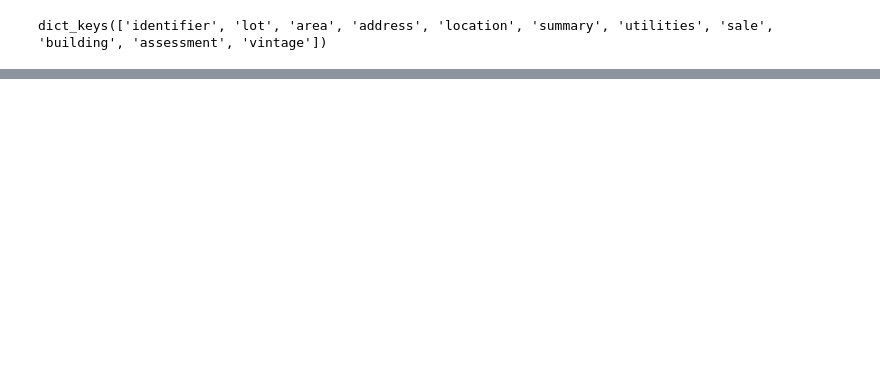
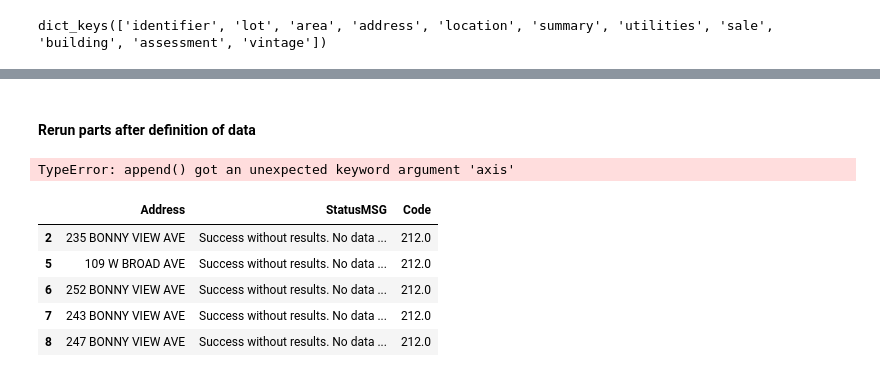
Before and after one commit to asensio-lab/albany-housing-analytics, a Jupyter notebook: property_scraper/property_data.ipynb, the cells around one changed output, grey strips where cells are left out. Saved outputs shown, nothing was run; the diff lists cells and outputs as text; code cells hidden in the pictures; blank space fills up the shorter version.

```diff
--- a/property_scraper/property_data.ipynb
+++ b/property_scraper/property_data.ipynb
@@ -105,0 +195,4 @@ len(dfp)/len(data) # about 75% of addresses have data
+# %%
+dfp_g1 = dfp.loc[:,['zoningType','lot_size', 'yearBuilt', 'size', 'market', 'assessment']].groupby(by='zoningType')
+pd.set_option('precision', 2)
+dfp_g1.agg(['mean', 'min', 'max'])
@@ -105,0 +213,3 @@ len(dfp)/len(data) # about 75% of addresses have data
+# %%
+missing.index = range(len(missing))
+missing.shape
@@ -105,0 +218,24 @@ len(dfp)/len(data) # about 75% of addresses have data
+# %%
+missing_dir = '/home/mirabel/Dropbox (GaTech)/CDS-2019-AlbanyHub/Processed-Data/attom_json/missing'
+#read all json files into a single list
+j_list=[]
+flist = os.listdir(missing_dir)
+flist.sort()
+for filename in flist:
+    if filename.endswith('.json'):
+        f = open(missing_dir+'/'+filename)
+        j_list.append(json.load(f))
+        f.close()
+# %%
+data_new = [y for x in j_list for y in x]
+data_found =[]#The data returned by the attom api
+orig_addresses = [] #The addresses used to query the attom api
+missing_list = pd.DataFrame(data={'Address':[], 'StatusMSG':[], 'Code':[]}) #the return values of addresses which were still not coded
+for i in range(len(data_new)):
+    if len(data_new[i])==8 or len(data_new[i])==6:
+        missing_list = missing_list.append({'Address':missing.iloc[i, 1], 'StatusMSG':data_new[i]['msg'], 'Code':data_new[i]['code']}, ignore_index=True)
+    elif len(data_new[i])==0:
+        missing_list = missing_list.append({'Address':missing.iloc[i, 1], 'StatusMSG':'unknown', 'Code':0}, ignore_index=True)
+    else:
+        data_found.append(data_new[i])
+        orig_addresses.append(missing.iloc[i, 1])
@@ -105,0 +301,15 @@ len(dfp)/len(data) # about 75% of addresses have data
+# %% [markdown]
+#### Rerun parts after definition of data
+# %%
+missing_list[missing_list['StatusMSG']=='System Not Responding.'].to_csv('missing_notresponding.csv')
+# %% [output]
+TypeError: append() got an unexpected keyword argument 'axis'
+# %%
+missing_list[missing_list['StatusMSG']=='Success without results. No data available for this address.'].head()
+# %% [output]
+|  | Address | StatusMSG | Code |
+| 2 | 235 BONNY VIEW AVE | Success without results. No data ... | 212.0 |
+| 5 | 109 W BROAD AVE | Success without results. No data ... | 212.0 |
+| 6 | 252 BONNY VIEW AVE | Success without results. No data ... | 212.0 |
+| 7 | 243 BONNY VIEW AVE | Success without results. No data ... | 212.0 |
+| 8 | 247 BONNY VIEW AVE | Success without results. No data ... | 212.0 |
```
Also changed, not shown: parts of 62 cells of this notebook, 41 other files.
